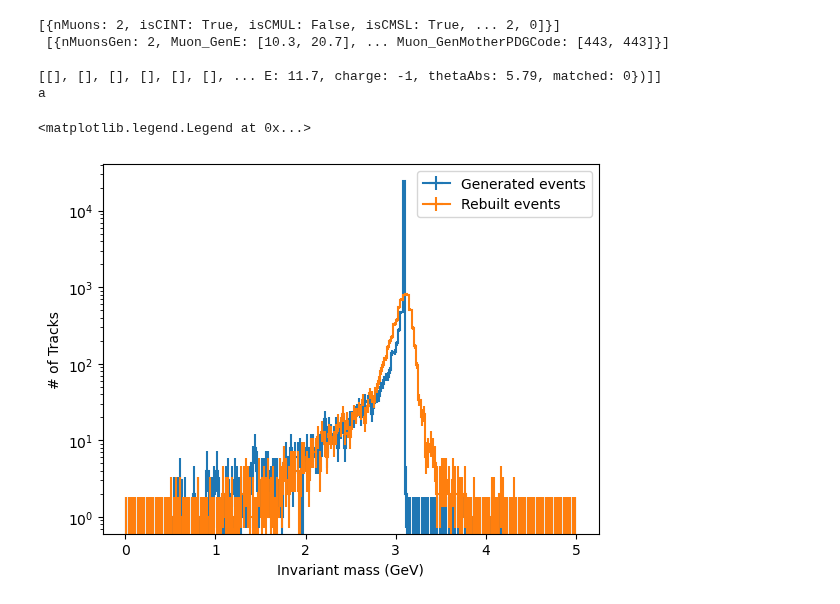
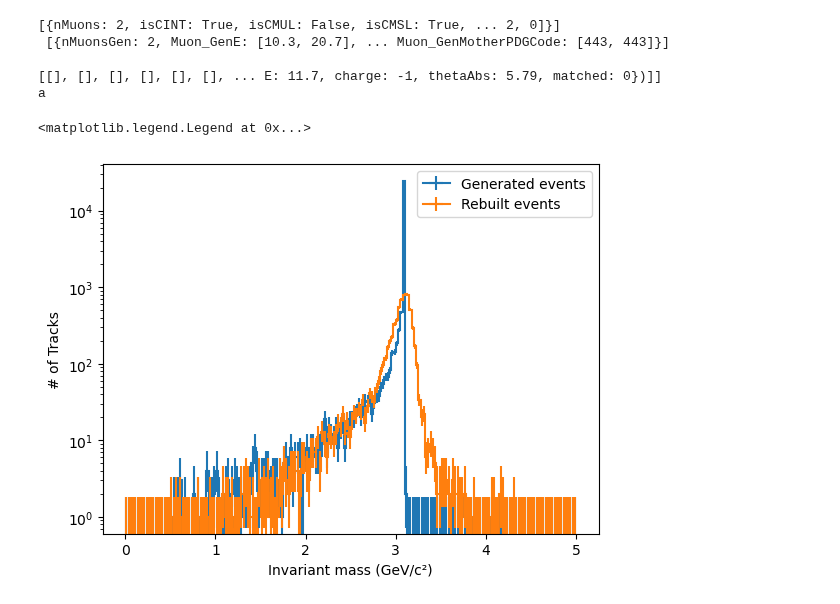
Before and after one commit to nantes-m2-rps-exp/qqbar2mumu-2022, a Jupyter notebook: notebooks/Geometric_Parameters-Vectorisation-bis.ipynb, the cells around one changed output. Saved outputs shown, nothing was run; the diff lists cells and outputs as text; code cells hidden in the pictures.

```diff
--- a/notebooks/Geometric_Parameters-Vectorisation-bis.ipynb
+++ b/notebooks/Geometric_Parameters-Vectorisation-bis.ipynb
@@ -159,32 +159,32 @@ def scan(dataDescription1, dataDescription2,
 
         print(pairs)
         print("a")
 
         if verbose:
             print(batch1[1], "\n", batch2[1])
 
 vhMagRaw = hist.Hist(hist.axis.Regular(bins=100,start=0,stop=100,name='$|p|$'))
 vhPhiRaw = hist.Hist(hist.axis.Regular(bins=200,start=-22/7,stop=22/7,name='$\phi$'))
 vhInvMass_gen = hist.Hist(hist.axis.Regular(bins=200,start=0,stop=5,name='invariant mass'))
 vhInvMass_rebuilt = hist.Hist(hist.axis.Regular(bins=200,start=0,stop=5,name='invariant mass'))
 
 scan(dataDescription1=f"{BASEDIR}/run291694.{DATATYPE}.root:eventsTree",
      dataDescription2=f"{BASEDIR}/run291694.{DATATYPE}.root:genTree",
           hMag=vhMagRaw, hPhi=vhPhiRaw, hInvMassGen=vhInvMass_gen, hInvMassRebuilt=vhInvMass_rebuilt,
           eventSelector=lambda x: x["isCMUL"]==True,
           trackSelector=lambda x: (x.eta>0))
 
 vhInvMass_gen.plot(label="Generated events")
 vhInvMass_rebuilt.plot(label="Rebuilt events")
-plt.xlabel("Invariant mass (GeV)")
+plt.xlabel("Invariant mass (GeV/c²)")
 plt.ylabel("# of Tracks")
 plt.yscale("log")
 plt.legend()
 # %% [output]
 [{nMuons: 2, isCINT: True, isCMUL: False, isCMSL: True, ... 2, 0]}]
  [{nMuonsGen: 2, Muon_GenE: [10.3, 20.7], ... Muon_GenMotherPDGCode: [443, 443]}]
 
 [[], [], [], [], [], [], ... E: 11.7, charge: -1, thetaAbs: 5.79, matched: 0})]]
 a
 <matplotlib.legend.Legend at 0x...>
-[figure, old version]
+[figure, new version]
```
Also changed, not shown: parts of 2 cells of this notebook, 1 other file.
